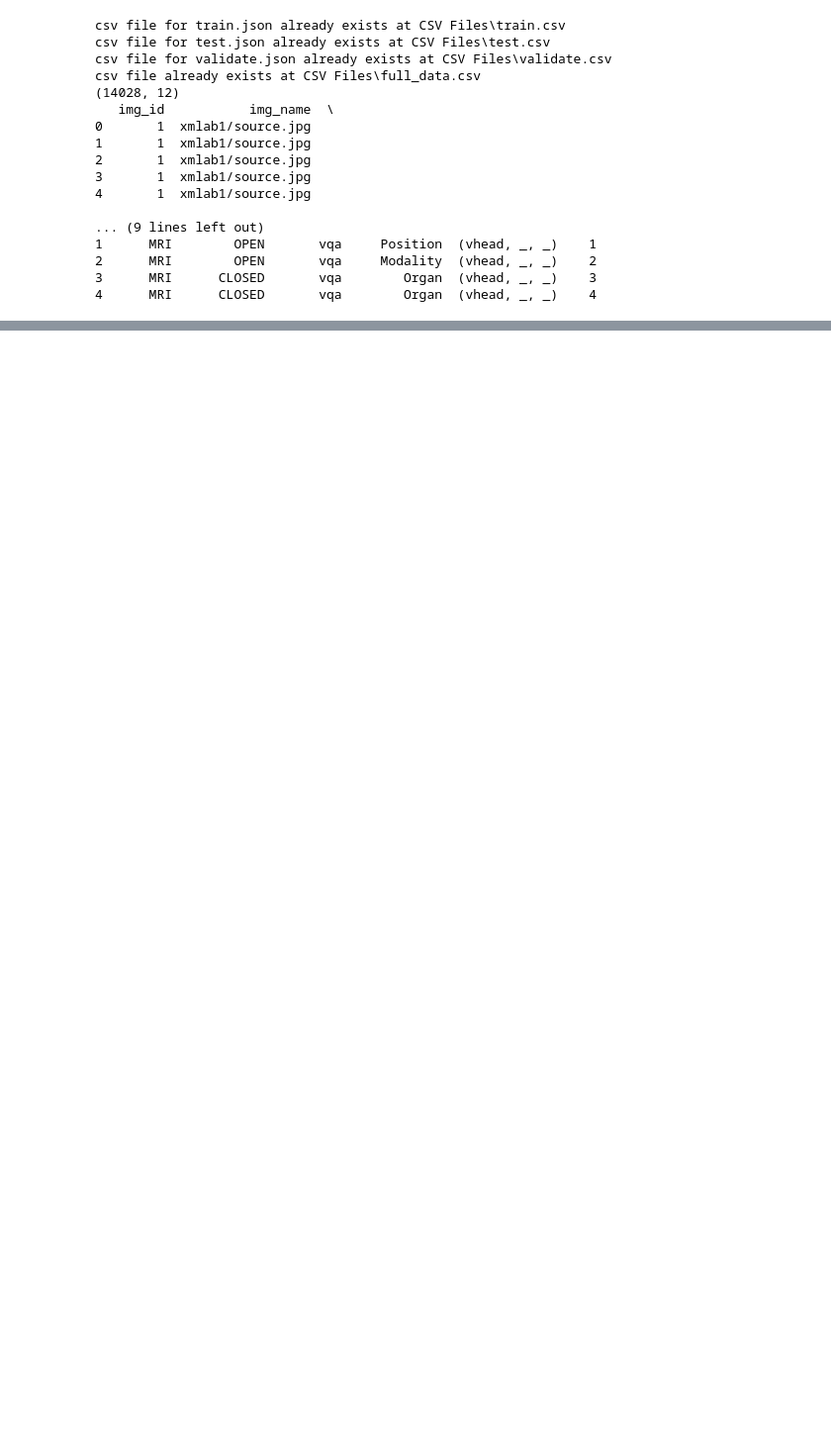
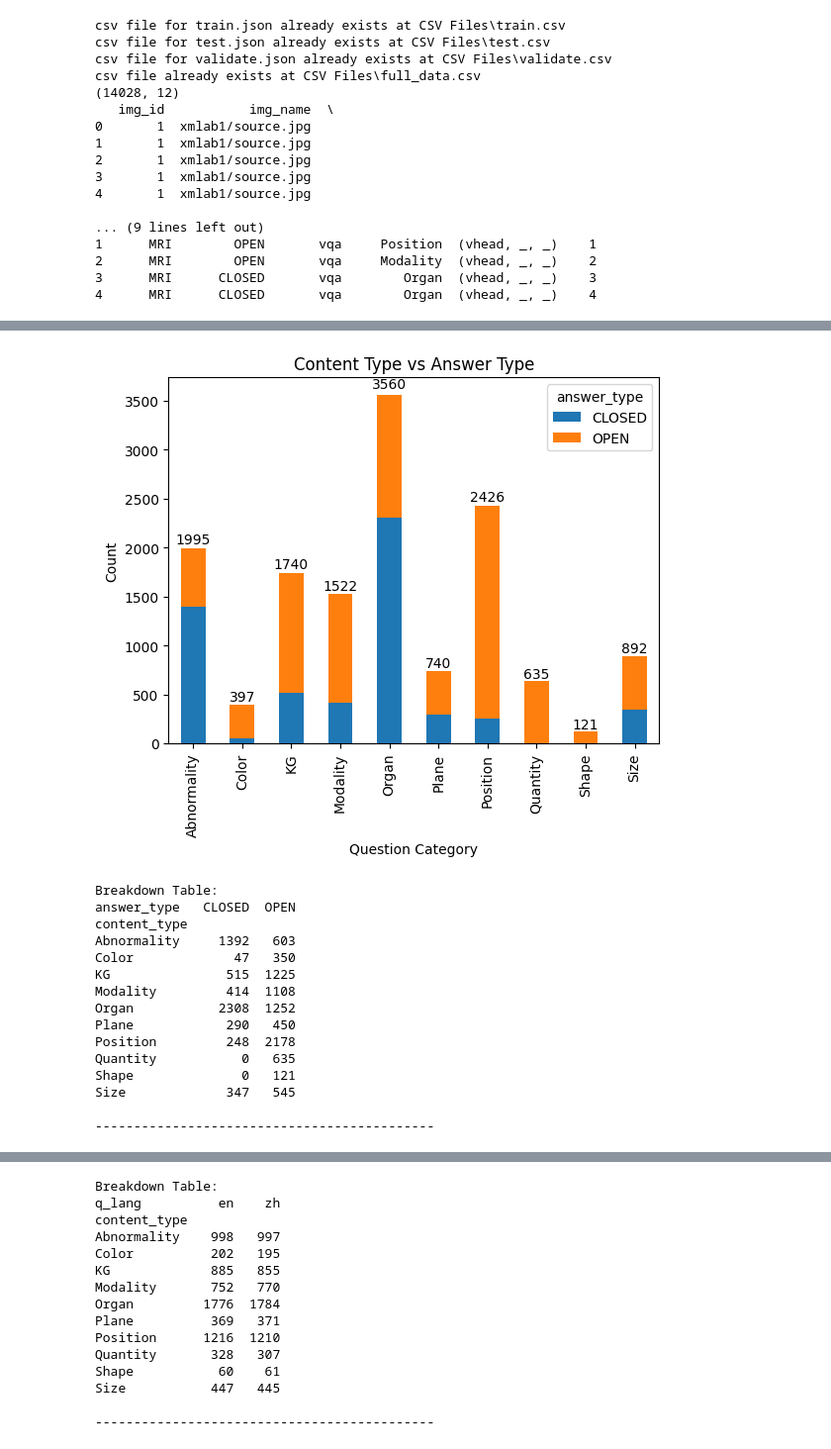
Before and after one commit to Issacalv/IndependentStudy25_VQA, a Jupyter notebook: Slake/SLAKE_Analyzer.ipynb, the cells around one changed output, grey strips where cells are left out. Shown at 99% size. Cells and saved outputs as stored; diff of their text form; code cells hidden in the pictures; blank space fills up the shorter version.

```diff
--- a/Slake/SLAKE_Analyzer.ipynb
+++ b/Slake/SLAKE_Analyzer.ipynb
@@ -124,0 +237,59 @@ csv file already exists at CSV Files\full_data.csv
+# %%
+def plot_grouped_stacked_bar(df, groupby_cols, x_label = "x_label", y_label = "y_label", title = "title", display_counts = True):
+    cross = df.groupby(groupby_cols).size().unstack(fill_value=0)
+
+
+    ax = cross.plot(kind="bar", stacked=True)
+    plt.xlabel(x_label)
+    plt.ylabel(y_label)
+    plt.title(title)
+
+    if display_counts:
+        # Add labels on top of stacked bars
+        for i, row in enumerate(cross.values):
+            total = sum(row)
+            ax.text(i, total + (0.01 * total), str(total), ha='center', va='bottom')
+
+    plt.show()
+
+    print("\nBreakdown Table:")
+    print(cross)
+    print("\n--------------------------------------------\n")
+
+
+plot_grouped_stacked_bar(df, groupby_cols = ["content_type", "answer_type"],
+                         x_label = "Question Category",
+                         y_label = "Count",
+                         title = "Content Type vs Answer Type")
+
+plot_grouped_stacked_bar(df, groupby_cols = ["content_type", "q_lang"],
+                         x_label = "Question Category",
+                         y_label = "Count",
+                         title = "Content Type vs Language")
+
+plot_grouped_stacked_bar(df, groupby_cols = ["answer_type", "q_lang"],
+                         x_label = "Answer Type",
+                         y_label = "Count",
+                         title = "Answer Type vs Language")
+
+plot_grouped_stacked_bar(df, groupby_cols = ["content_type", "modality"],
+                         x_label = "Question Category",
+                         y_label = "Count",
+                         title = "Question Category vs Imaging Modality")
+# %% [output]
+[figure, added]
+Breakdown Table:
+answer_type   CLOSED  OPEN
+content_type
+Abnormality     1392   603
+Color             47   350
+KG               515  1225
+Modality         414  1108
+Organ           2308  1252
+Plane            290   450
+Position         248  2178
+Quantity           0   635
+Shape              0   121
+Size             347   545
+
+--------------------------------------------
@@ -124,0 +297,15 @@ csv file already exists at CSV Files\full_data.csv
+Breakdown Table:
+q_lang          en    zh
+content_type
+Abnormality    998   997
+Color          202   195
+KG             885   855
+Modality       752   770
+Organ         1776  1784
+Plane          369   371
+Position      1216  1210
+Quantity       328   307
+Shape           60    61
+Size           447   445
+
+--------------------------------------------
```
Also changed, not shown: parts of 6 cells of this notebook.
